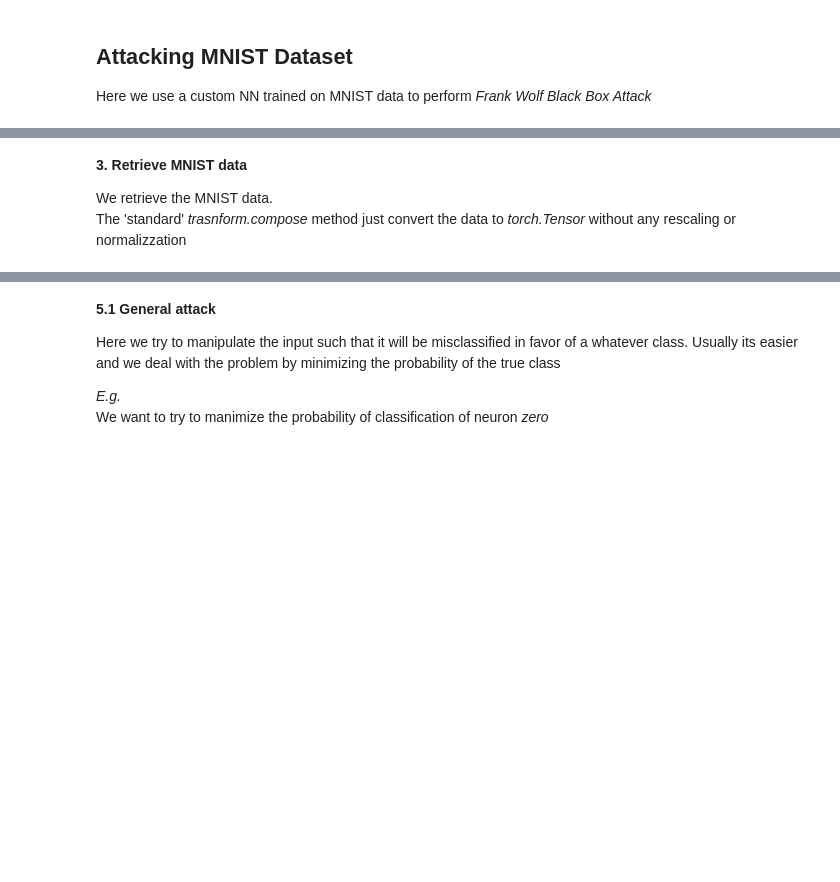
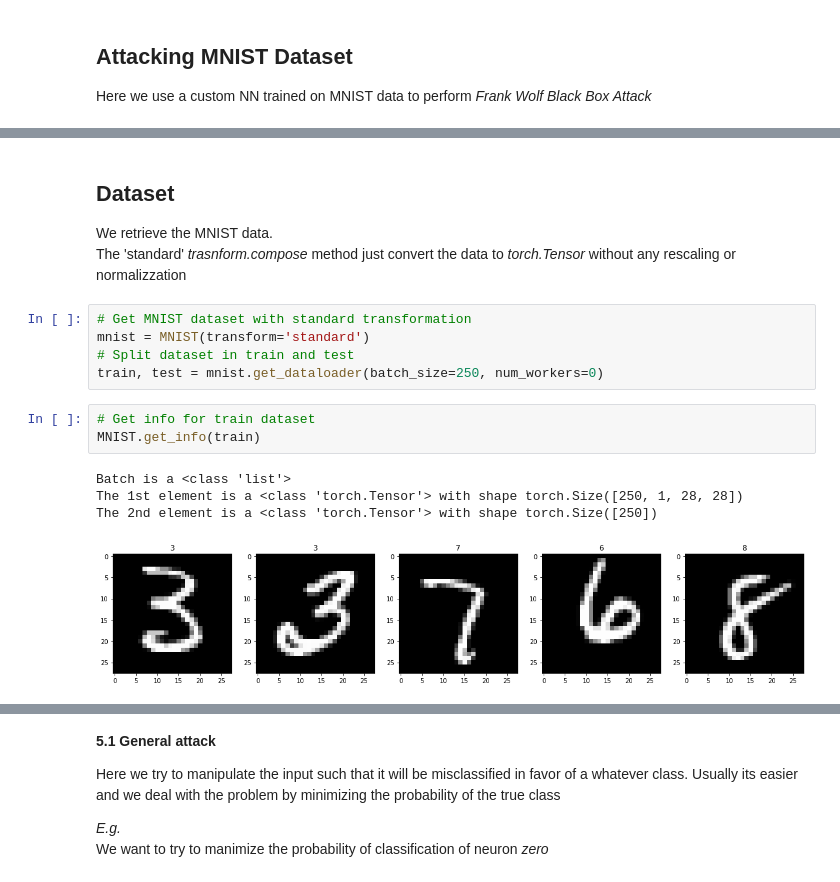
Before and after one commit to f-grimaldi/AdvAttack, a Jupyter notebook: AttackMNIST_FrankWolfe.ipynb, the cells around one changed output, grey strips where cells are left out. Cells and saved outputs as stored; diff of their text form; blank space fills up the shorter version.

```diff
--- a/AttackMNIST_FrankWolfe.ipynb
+++ b/AttackMNIST_FrankWolfe.ipynb
@@ -29,5 +50,18 @@ from torch import nn, optim
 # %% [markdown]
-**3. Retrieve MNIST data**
+## Dataset
 
 We retrieve the MNIST data. <br>
 The 'standard' *trasnform.compose* method just convert the data to *torch.Tensor* without any rescaling or normalizzation
+# %%
+# Get MNIST dataset with standard transformation
+mnist = MNIST(transform='standard')
+# Split dataset in train and test
+train, test = mnist.get_dataloader(batch_size=250, num_workers=0)
+# %%
+# Get info for train dataset
+MNIST.get_info(train)
+# %% [output]
+Batch is a <class 'list'>
+The 1st element is a <class 'torch.Tensor'> with shape torch.Size([250, 1, 28, 28])
+The 2nd element is a <class 'torch.Tensor'> with shape torch.Size([250])
+[figure, added]
```
Also changed, not shown: parts of 24 cells of this notebook, 7 other files.
